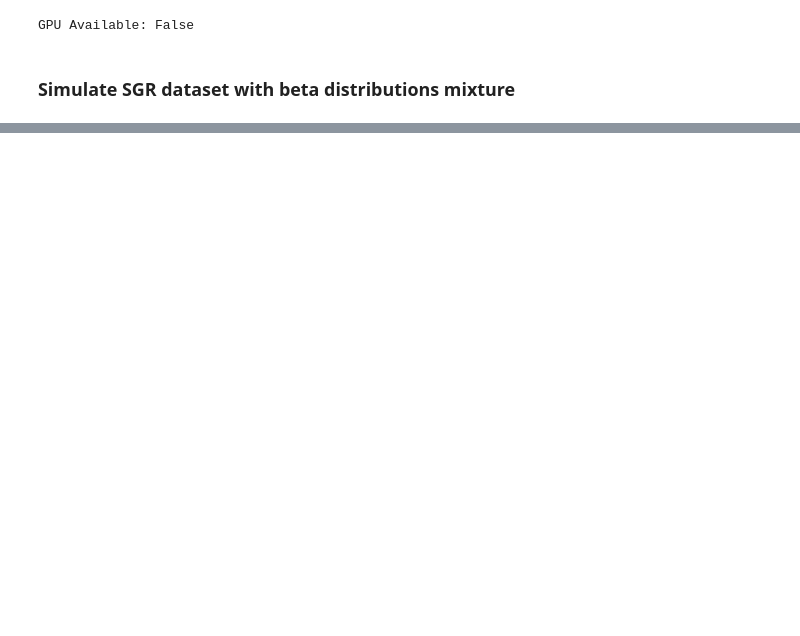
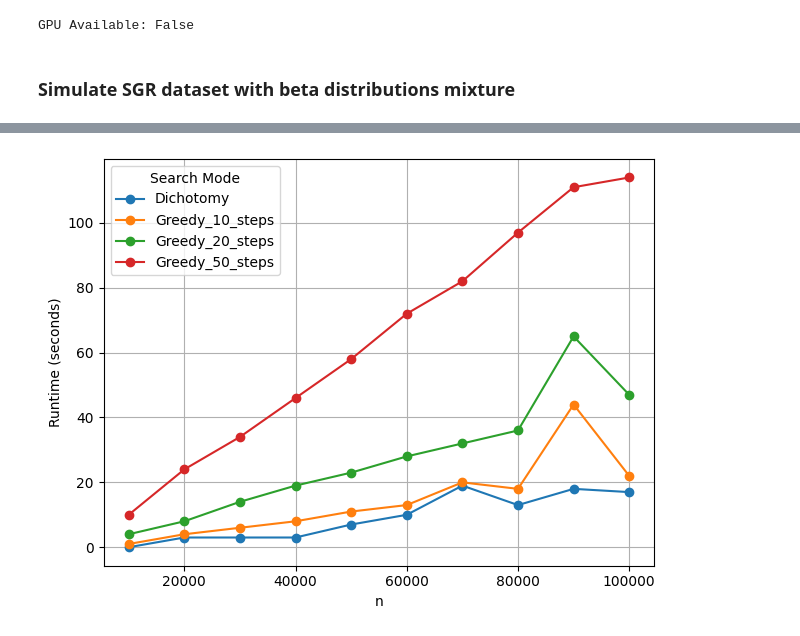
Before and after one commit to EmilienJemelen/selective-classification, a Jupyter notebook: other_ntbks/runtime_study.ipynb, the cells around one changed output, grey strips where cells are left out. Saved outputs shown, nothing was run; the diff lists cells and outputs as text; code cells hidden in the pictures; blank space fills up the shorter version.

Commit message:
WSI with all metrics

```diff
--- a/other_ntbks/runtime_study.ipynb
+++ b/other_ntbks/runtime_study.ipynb
@@ -74,0 +77,20 @@ plt.show()
+# %%
+dicos = []
+
+for n in [10000*i for i in range(1,11)]:
+
+    df = simulate_SGR_dataset(n=n)
+
+    t0 = datetime.now()
+    res = SGR_dicho(delta=1e-3, r_star=0.05, Sm=df, k=int(np.log2(df.shape[0])), metric='standard', tolerance=1e-3, union=False)
+    t1 = datetime.now()
+    dicos.append({'Search mode' : 'Dichotomy', 'n' : n, 'Runtime' : (t1-t0).seconds})
+
+    for steps in [10, 20, 50]:
+        t0 = datetime.now()
+        res = SGR_greedy_search(delta=1e-3, r_star=0.05, Sm=df, metric='standard', steps=steps)
+        t1 = datetime.now()
+        dicos.append({'Search mode': 'Greedy_'+str(steps)+'_steps', 'n': n, 'Runtime' : (t1-t0).seconds})
+# %%
+times = pd.DataFrame(dicos)
+times
@@ -74,0 +115,14 @@ plt.show()
+# %%
+# Pivot the data for easier plotting
+pivot_df = times.pivot(index='n', columns='Search mode', values='Runtime')
+
+# Plotting
+pivot_df.plot(marker='o')
+plt.xlabel('n')
+plt.ylabel('Runtime (seconds)')
+plt.grid(True)
+plt.legend(title='Search Mode')
+plt.tight_layout()
+plt.show()
+# %% [output]
+[figure, added]
```
Also changed, not shown: parts of 6 cells of this notebook, 4 other files.
